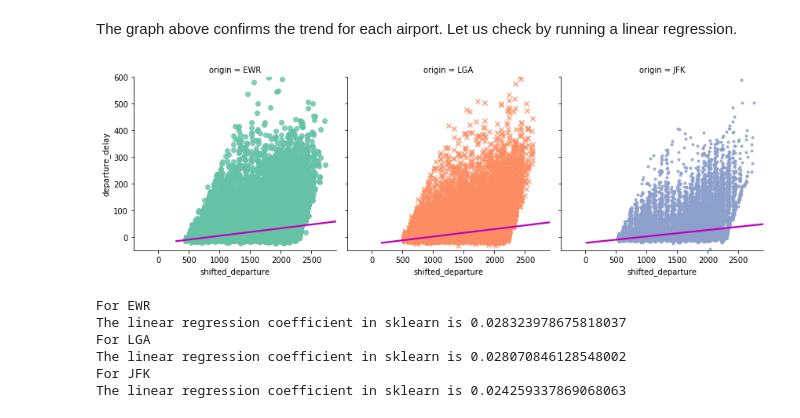
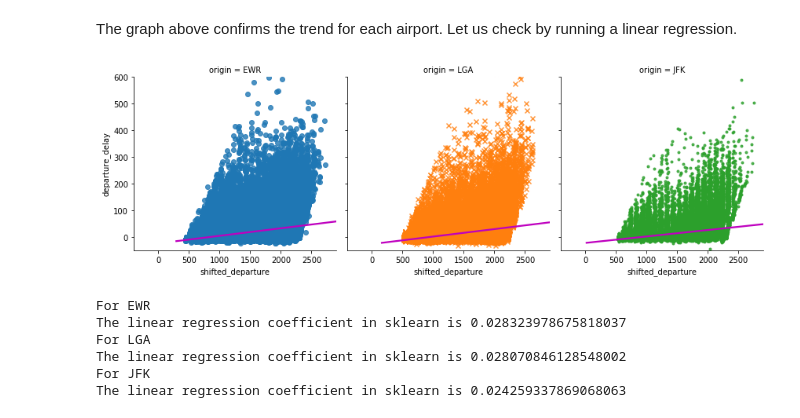
Before and after one commit to mihaihai/flight_data, a Jupyter notebook: A study of flight delays from NY.ipynb, the cells around one changed output. Saved outputs shown, nothing was run; the diff lists cells and outputs as text; code cells hidden in the pictures.

Commit message:
changed colors of some graphs to coordinate with the others

```diff
--- a/A study of flight delays from NY.ipynb
+++ b/A study of flight delays from NY.ipynb
@@ -453,12 +463,12 @@ scatter_by_airport("shifted_departure", "departure_delay")
 The graph above confirms the trend for each airport. Let us check by running a linear regression.
 # %%
 sns.lmplot(x="shifted_departure", y="departure_delay", hue="origin", col = "origin", data=working,
-           markers=["o", "x", "." ], line_kws={'color':'m'}, palette="Set2", height=4);
+           markers=["o", "x", "." ], line_kws={'color':'m'}, height=4);
 plt.ylim(-50, 600)
 plt.xlim(-400, 2900)
 plt.show()
 # %% [output]
-[figure, old version]
+[figure, new version]
 # %%
 print('For EWR')
 get_linear_regr_coef(working[working['origin'] == 'EWR'], "shifted_departure", "departure_delay")
```
Also changed, not shown: parts of 11 cells of this notebook.
